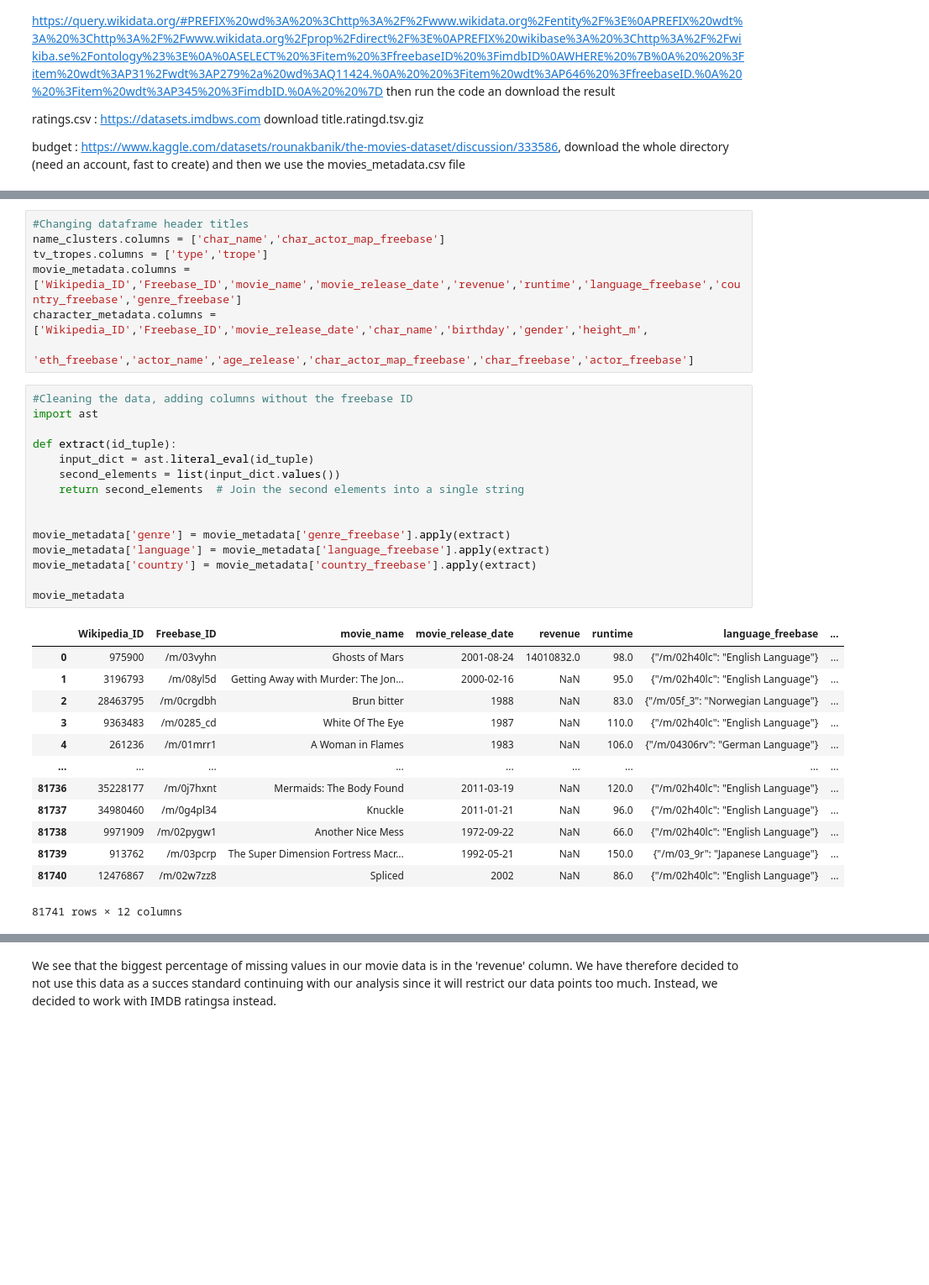
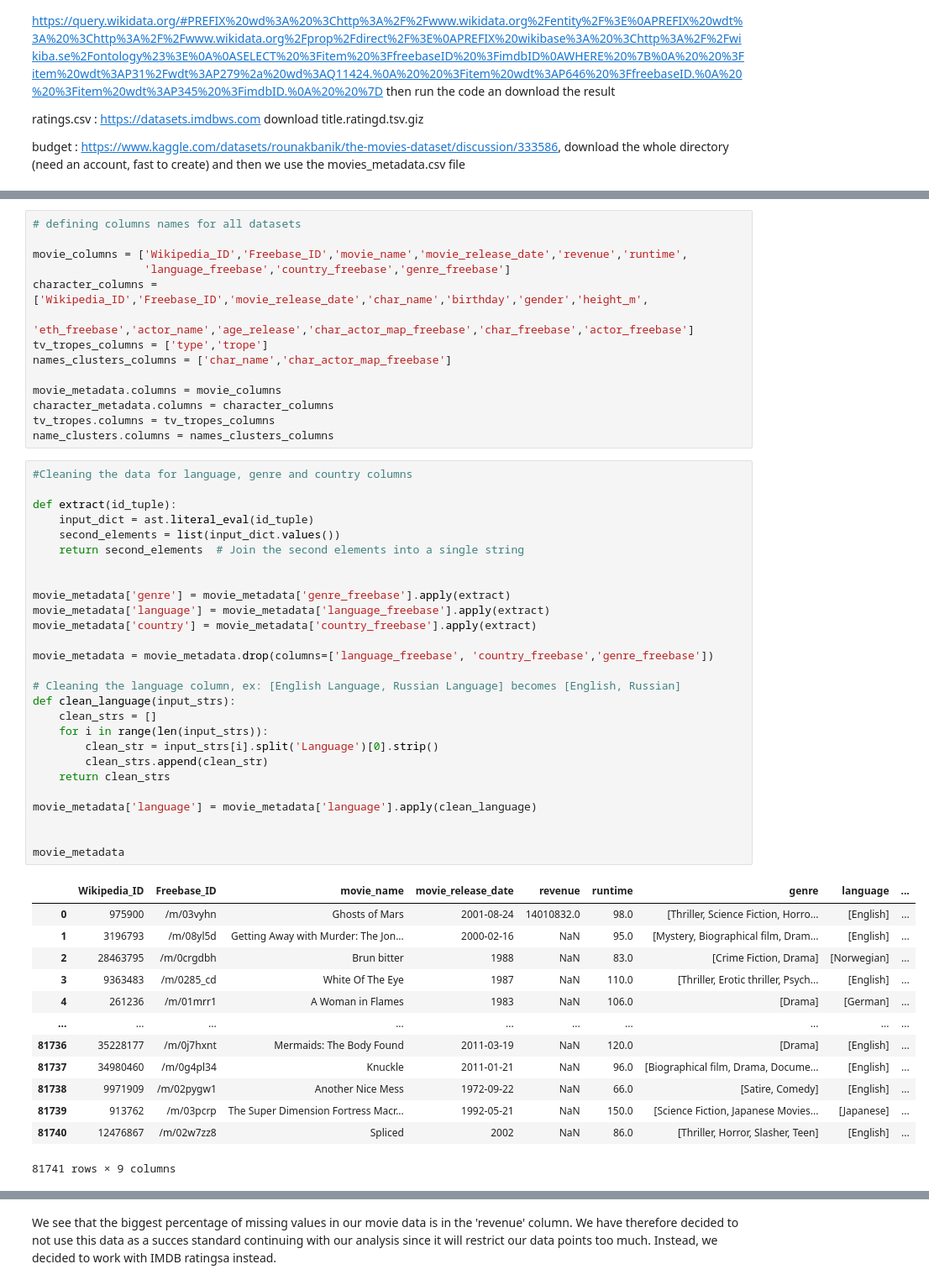
Before and after one commit to epfl-ada/ada-2023-project-abcd5, a Jupyter notebook: ADA_Project.ipynb, the cells around one changed output, grey strips where cells are left out. Shown at 84% size. Saved outputs shown, nothing was run; the diff lists cells and outputs as text; blank space fills up the shorter version.

Commit message:
datasets in data file

```diff
--- a/ADA_Project.ipynb
+++ b/ADA_Project.ipynb
@@ -24,42 +27,61 @@ tv_tropes = pd.read_csv(path+'tvtropes.clusters.txt',delimiter='\t',header=None)
 plot_summaries = pd.read_csv(path+'plot_summaries.txt',delimiter='\t',header=None)
 movie_metadata = pd.read_csv(path+'movie.metadata.tsv',delimiter='\t',header=None)
 character_metadata = pd.read_csv(path+'character.metadata.tsv',delimiter='\t',header=None)
-# %%
-#Changing dataframe header titles
-name_clusters.columns = ['char_name','char_actor_map_freebase']
-tv_tropes.columns = ['type','trope']
-movie_metadata.columns = ['Wikipedia_ID','Freebase_ID','movie_name','movie_release_date','revenue','runtime','language_freebase','country_freebase','genre_freebase']
-character_metadata.columns = ['Wikipedia_ID','Freebase_ID','movie_release_date','char_name','birthday','gender','height_m',
-                              'eth_freebase','actor_name','age_release','char_actor_map_freebase','char_freebase','actor_freebase']
+# %%
+# defining columns names for all datasets
+
+movie_columns = ['Wikipedia_ID','Freebase_ID','movie_name','movie_release_date','revenue','runtime',
+                 'language_freebase','country_freebase','genre_freebase']
+character_columns = ['Wikipedia_ID','Freebase_ID','movie_release_date','char_name','birthday','gender','height_m',
+                            'eth_freebase','actor_name','age_release','char_actor_map_freebase','char_freebase','actor_freebase']
+tv_tropes_columns = ['type','trope']
+names_clusters_columns = ['char_name','char_actor_map_freebase']
+
+movie_metadata.columns = movie_columns
+character_metadata.columns = character_columns
+tv_tropes.columns = tv_tropes_columns
+name_clusters.columns = names_clusters_columns
 # %%
-#Cleaning the data, adding columns without the freebase ID
-import ast
+#Cleaning the data for language, genre and country columns
 
 def extract(id_tuple):
     input_dict = ast.literal_eval(id_tuple)
     second_elements = list(input_dict.values())
     return second_elements  # Join the second elements into a single string
 
 
 movie_metadata['genre'] = movie_metadata['genre_freebase'].apply(extract)
 movie_metadata['language'] = movie_metadata['language_freebase'].apply(extract)
 movie_metadata['country'] = movie_metadata['country_freebase'].apply(extract)
 
+movie_metadata = movie_metadata.drop(columns=['language_freebase', 'country_freebase','genre_freebase'])
+
+# Cleaning the language column, ex: [English Language, Russian Language] becomes [English, Russian]
+def clean_language(input_strs):
+    clean_strs = []
+    for i in range(len(input_strs)):
+        clean_str = input_strs[i].split('Language')[0].strip()
+        clean_strs.append(clean_str)
+    return clean_strs
+
+movie_metadata['language'] = movie_metadata['language'].apply(clean_language)
+
+
 movie_metadata
 # %% [output]
-|  | Wikipedia_ID | Freebase_ID | movie_name | movie_release_date | revenue | runtime | language_freebase | ... |
-| 0 | 975900 | /m/03vyhn | Ghosts of Mars | 2001-08-24 | 14010832.0 | 98.0 | {"/m/02h40lc": "English Language"} | ... |
-| 1 | 3196793 | /m/08yl5d | Getting Away with Murder: The Jon... | 2000-02-16 | NaN | 95.0 | {"/m/02h40lc": "English Language"} | ... |
-| 2 | 28463795 | /m/0crgdbh | Brun bitter | 1988 | NaN | 83.0 | {"/m/05f_3": "Norwegian Language"} | ... |
-| 3 | 9363483 | /m/0285_cd | White Of The Eye | 1987 | NaN | 110.0 | {"/m/02h40lc": "English Language"} | ... |
-| 4 | 261236 | /m/01mrr1 | A Woman in Flames | 1983 | NaN | 106.0 | {"/m/04306rv": "German Language"} | ... |
-| ... | ... | ... | ... | ... | ... | ... | ... | ... |
-| 81736 | 35228177 | /m/0j7hxnt | Mermaids: The Body Found | 2011-03-19 | NaN | 120.0 | {"/m/02h40lc": "English Language"} | ... |
-| 81737 | 34980460 | /m/0g4pl34 | Knuckle | 2011-01-21 | NaN | 96.0 | {"/m/02h40lc": "English Language"} | ... |
-| 81738 | 9971909 | /m/02pygw1 | Another Nice Mess | 1972-09-22 | NaN | 66.0 | {"/m/02h40lc": "English Language"} | ... |
-| 81739 | 913762 | /m/03pcrp | The Super Dimension Fortress Macr... | 1992-05-21 | NaN | 150.0 | {"/m/03_9r": "Japanese Language"} | ... |
-| 81740 | 12476867 | /m/02w7zz8 | Spliced | 2002 | NaN | 86.0 | {"/m/02h40lc": "English Language"} | ... |
+|  | Wikipedia_ID | Freebase_ID | movie_name | movie_release_date | revenue | runtime | genre | language | ... |
+| 0 | 975900 | /m/03vyhn | Ghosts of Mars | 2001-08-24 | 14010832.0 | 98.0 | [Thriller, Science Fiction, Horro... | [English] | ... |
+| 1 | 3196793 | /m/08yl5d | Getting Away with Murder: The Jon... | 2000-02-16 | NaN | 95.0 | [Mystery, Biographical film, Dram... | [English] | ... |
+| 2 | 28463795 | /m/0crgdbh | Brun bitter | 1988 | NaN | 83.0 | [Crime Fiction, Drama] | [Norwegian] | ... |
+| 3 | 9363483 | /m/0285_cd | White Of The Eye | 1987 | NaN | 110.0 | [Thriller, Erotic thriller, Psych... | [English] | ... |
+| 4 | 261236 | /m/01mrr1 | A Woman in Flames | 1983 | NaN | 106.0 | [Drama] | [German] | ... |
+| ... | ... | ... | ... | ... | ... | ... | ... | ... | ... |
+| 81736 | 35228177 | /m/0j7hxnt | Mermaids: The Body Found | 2011-03-19 | NaN | 120.0 | [Drama] | [English] | ... |
+| 81737 | 34980460 | /m/0g4pl34 | Knuckle | 2011-01-21 | NaN | 96.0 | [Biographical film, Drama, Docume... | [English] | ... |
+| 81738 | 9971909 | /m/02pygw1 | Another Nice Mess | 1972-09-22 | NaN | 66.0 | [Satire, Comedy] | [English] | ... |
+| 81739 | 913762 | /m/03pcrp | The Super Dimension Fortress Macr... | 1992-05-21 | NaN | 150.0 | [Science Fiction, Japanese Movies... | [Japanese] | ... |
+| 81740 | 12476867 | /m/02w7zz8 | Spliced | 2002 | NaN | 86.0 | [Thriller, Horror, Slasher, Teen] | [English] | ... |
-81741 rows × 12 columns
+81741 rows × 9 columns
 # %%
 nan_percentage_movie = (movie_metadata.isna().sum() / len(movie_metadata)) * 100
 print(nan_percentage_movie)
```
Also changed, not shown: parts of 14 cells of this notebook, 12 other files.
